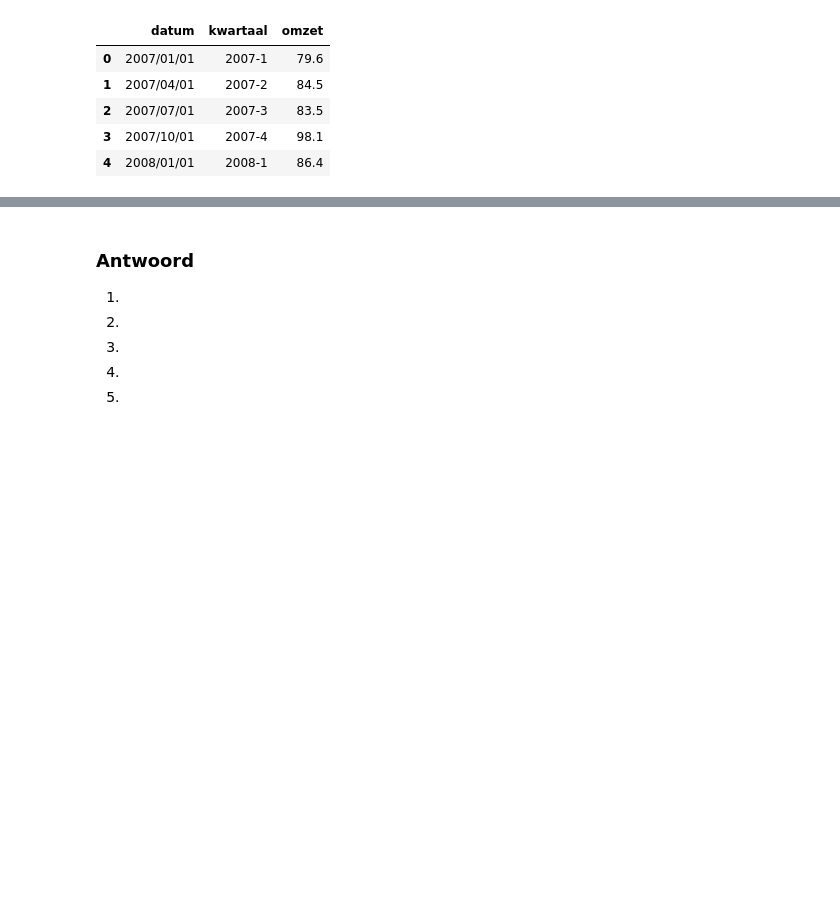
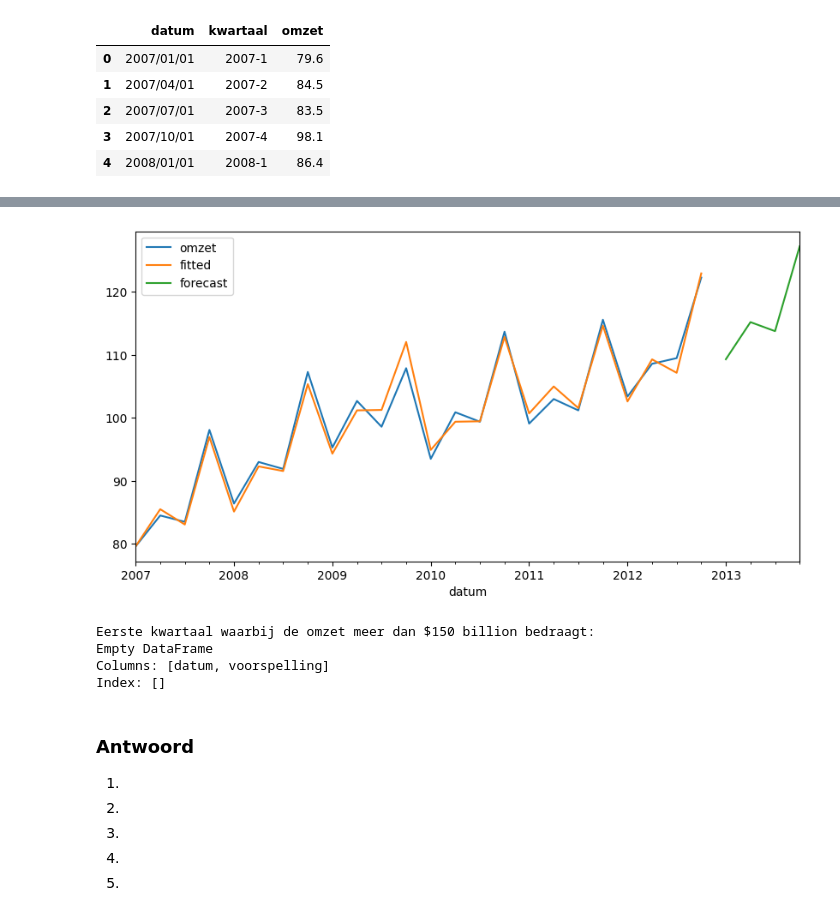
Before and after one commit to JasperHmn/dsailabs, a Jupyter notebook: RepeatExercises/DSAI-2324-EP2-Examen.ipynb, the cells around one changed output, grey strips where cells are left out. Saved outputs shown, nothing was run; the diff lists cells and outputs as text; code cells hidden in the pictures; blank space fills up the shorter version.

```diff
--- a/RepeatExercises/DSAI-2324-EP2-Examen.ipynb
+++ b/RepeatExercises/DSAI-2324-EP2-Examen.ipynb
@@ -311,3 +455,30 @@ dfwalmart.head()
+# %%
+#4
+dfwalmart.plot(legend=True, figsize=[10,5]);
+omzet_hw.fittedvalues.plot(legend=True, label='fitted');
+omzet_fc.plot(legend=True, label='forecast');
+# %% [output]
+[figure, added]
+# %%
+import pandas as pd
+
+# 1. Zet de voorspellingen in een DataFrame
+forecast_df = pd.DataFrame({
+    'datum': omzet_fc.index,
+    'voorspelling': omzet_fc.values
+})
+
+# 2. Zoek naar het eerste kwartaal waarbij de voorspelling meer dan $150 billion is
+over_150_billion = forecast_df[forecast_df['voorspelling'] > 150]
+
+# Print het resultaat
+print("Eerste kwartaal waarbij de omzet meer dan $150 billion bedraagt:")
+print(over_150_billion)
+# %% [output]
+Eerste kwartaal waarbij de omzet meer dan $150 billion bedraagt:
+Empty DataFrame
+Columns: [datum, voorspelling]
+Index: []
 # %% [markdown]
 ### Antwoord
 
```
Also changed, not shown: parts of 35 cells of this notebook, 1 other file.
